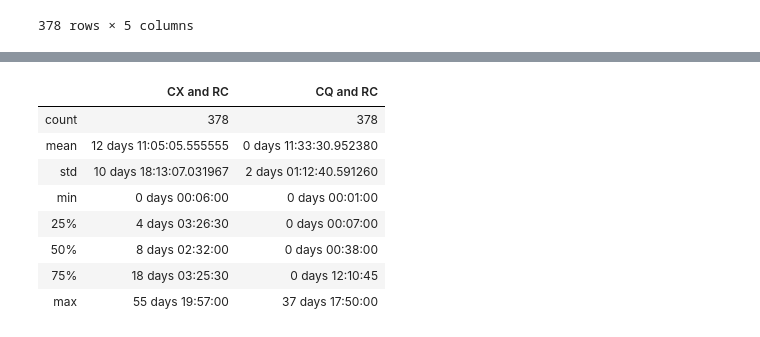
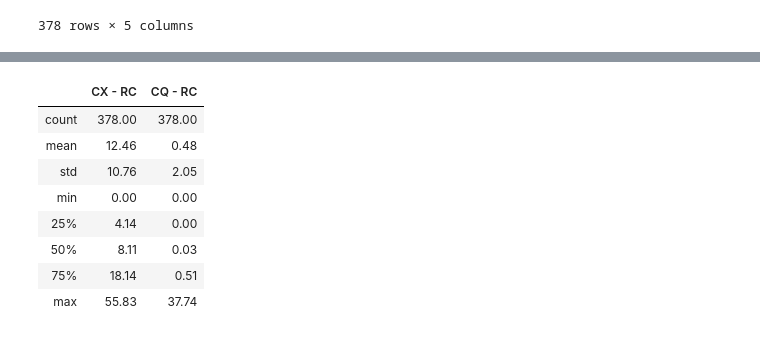
Before and after one commit to jaime030690/ECT_Report_Analysis, a Jupyter notebook: Random Samples/sample1_analysis.ipynb, the cells around one changed output, grey strips where cells are left out. Saved outputs shown, nothing was run; the diff lists cells and outputs as text; code cells hidden in the pictures.

Commit message:
Changed formatting for date differential to decimal.

```diff
--- a/Random Samples/sample1_analysis.ipynb
+++ b/Random Samples/sample1_analysis.ipynb
@@ -27,11 +27,18 @@ new_df
 378 rows × 5 columns
 # %%
 #Add column to hold difference between SR Close TS and SR Create TS
-new_df['Close and Create Diff'] = (new_df.loc[:, 'SR Close TS'] - new_df.loc[:, 'SR Create TS'])
+new_df['CX - RC'] = (new_df.loc[:, 'SR Close TS'] - new_df.loc[:, 'SR Create TS'])
 
 #Add column to hold difference between CQ Applied TS and SR Create TS
-new_df['CQ and Create Diff'] = (new_df.loc[:, 'CQ Applied TS'] - new_df.loc[:, 'SR Create TS'])
-new_df
+new_df['CQ - RC'] = (new_df.loc[:, 'CQ Applied TS'] - new_df.loc[:, 'SR Create TS'])
+
+#Convert new cols to decimals
+for index, rows in new_df.iterrows():
+    new_df.iloc[index, 5] = rows[5].days + rows[5].seconds/(24*60*60)
+    new_df.iloc[index, 6] = rows[6].days + rows[6].seconds/(24*60*60)
+
+#Convert to float
+new_df[['CX - RC', 'CQ - RC']] = new_df[['CX - RC', 'CQ - RC']].astype('float64')
 # %% [output]
 A value is trying to be set on a copy of a slice from a DataFrame.
 Try using .loc[row_indexer,col_indexer] = value instead
@@ -59,17 +63,17 @@ See the caveats in the documentation: http://pandas.pydata.org/pandas-docs/stabl
 # %%
 #Descriptive statistics for SR and CQ differences
 summary = pd.DataFrame({
-    'CX and RC': new_df['Close and Create Diff'].describe(),
-    'CQ and RC': new_df['CQ and Create Diff'].describe()
+    'CX - RC': round(new_df['CX - RC'].describe(),2),
+    'CQ - RC': round(new_df['CQ - RC'].describe(),2)
 })
 summary
 # %% [output]
-|  | CX and RC | CQ and RC |
-| count | 378 | 378 |
-| mean | 12 days 11:05:05.555555 | 0 days 11:33:30.952380 |
-| std | 10 days 18:13:07.031967 | 2 days 01:12:40.591260 |
-| min | 0 days 00:06:00 | 0 days 00:01:00 |
-| 25% | 4 days 03:26:30 | 0 days 00:07:00 |
-| 50% | 8 days 02:32:00 | 0 days 00:38:00 |
-| 75% | 18 days 03:25:30 | 0 days 12:10:45 |
-| max | 55 days 19:57:00 | 37 days 17:50:00 |
+|  | CX - RC | CQ - RC |
+| count | 378.00 | 378.00 |
+| mean | 12.46 | 0.48 |
+| std | 10.76 | 2.05 |
+| min | 0.00 | 0.00 |
+| 25% | 4.14 | 0.00 |
+| 50% | 8.11 | 0.03 |
+| 75% | 18.14 | 0.51 |
+| max | 55.83 | 37.74 |
```
Also changed, not shown: parts of 7 cells of this notebook, 1 other file.
